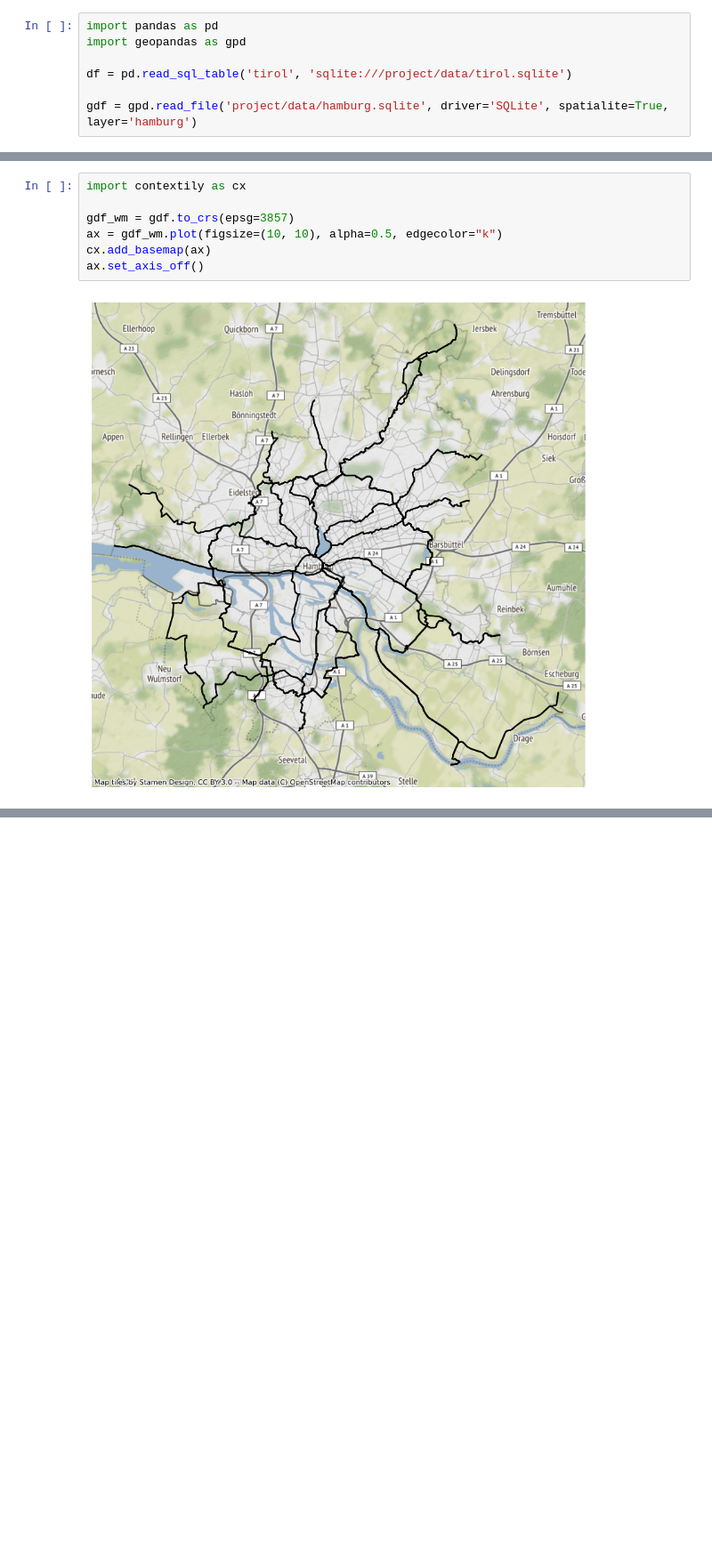
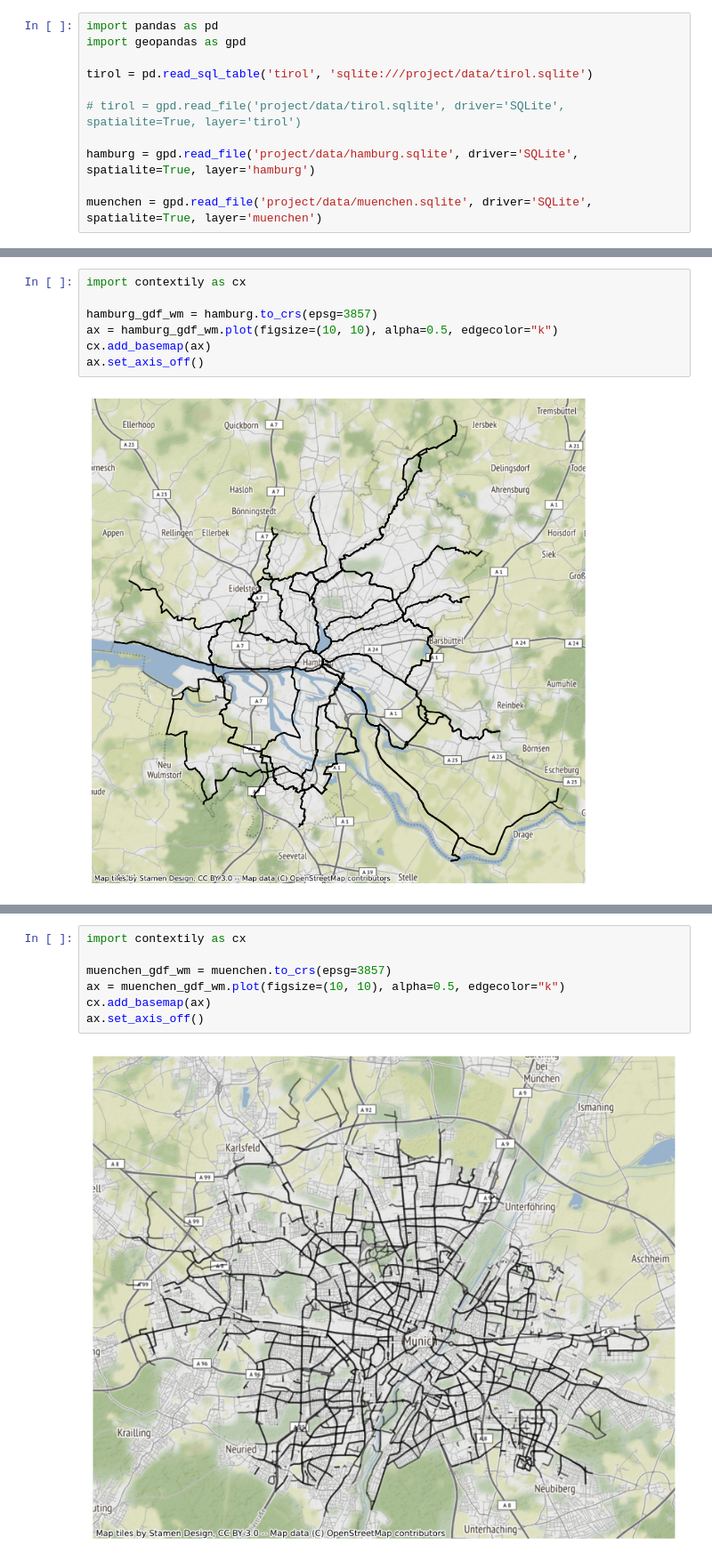
Before and after one commit to ChrisMastersoo7/2023-amse, a Jupyter notebook: exploration.ipynb, the cells around one changed output, grey strips where cells are left out. Shown at 89% size. Saved outputs shown, nothing was run; the diff lists cells and outputs as text; blank space fills up the shorter version.

Commit message:
Close #2; Prepared raw data for analysis.

```diff
--- a/exploration.ipynb
+++ b/exploration.ipynb
@@ -34,7 +34,11 @@ Note: you may need to restart the kernel to use updated packages.
 import pandas as pd
 import geopandas as gpd
 
-df = pd.read_sql_table('tirol', 'sqlite:///project/data/tirol.sqlite')
+tirol = pd.read_sql_table('tirol', 'sqlite:///project/data/tirol.sqlite')
 
-gdf = gpd.read_file('project/data/hamburg.sqlite', driver='SQLite', spatialite=True, layer='hamburg')
+# tirol = gpd.read_file('project/data/tirol.sqlite', driver='SQLite', spatialite=True, layer='tirol')
+
+hamburg = gpd.read_file('project/data/hamburg.sqlite', driver='SQLite', spatialite=True, layer='hamburg')
+
+muenchen = gpd.read_file('project/data/muenchen.sqlite', driver='SQLite', spatialite=True, layer='muenchen')
 # %% [markdown]
@@ -70,8 +86,8 @@ gdf.head()
 # %%
 import contextily as cx
 
-gdf_wm = gdf.to_crs(epsg=3857)
-ax = gdf_wm.plot(figsize=(10, 10), alpha=0.5, edgecolor="k")
+hamburg_gdf_wm = hamburg.to_crs(epsg=3857)
+ax = hamburg_gdf_wm.plot(figsize=(10, 10), alpha=0.5, edgecolor="k")
 cx.add_basemap(ax)
 ax.set_axis_off()
 # %% [output]
@@ -79,2 +97,11 @@ ax.set_axis_off()
+# %%
+import contextily as cx
+
+muenchen_gdf_wm = muenchen.to_crs(epsg=3857)
+ax = muenchen_gdf_wm.plot(figsize=(10, 10), alpha=0.5, edgecolor="k")
+cx.add_basemap(ax)
+ax.set_axis_off()
+# %% [output]
+[figure, added]
 # %% [markdown]
 ### Data exploration
```
Also changed, not shown: parts of 9 cells of this notebook, 1 other file.
